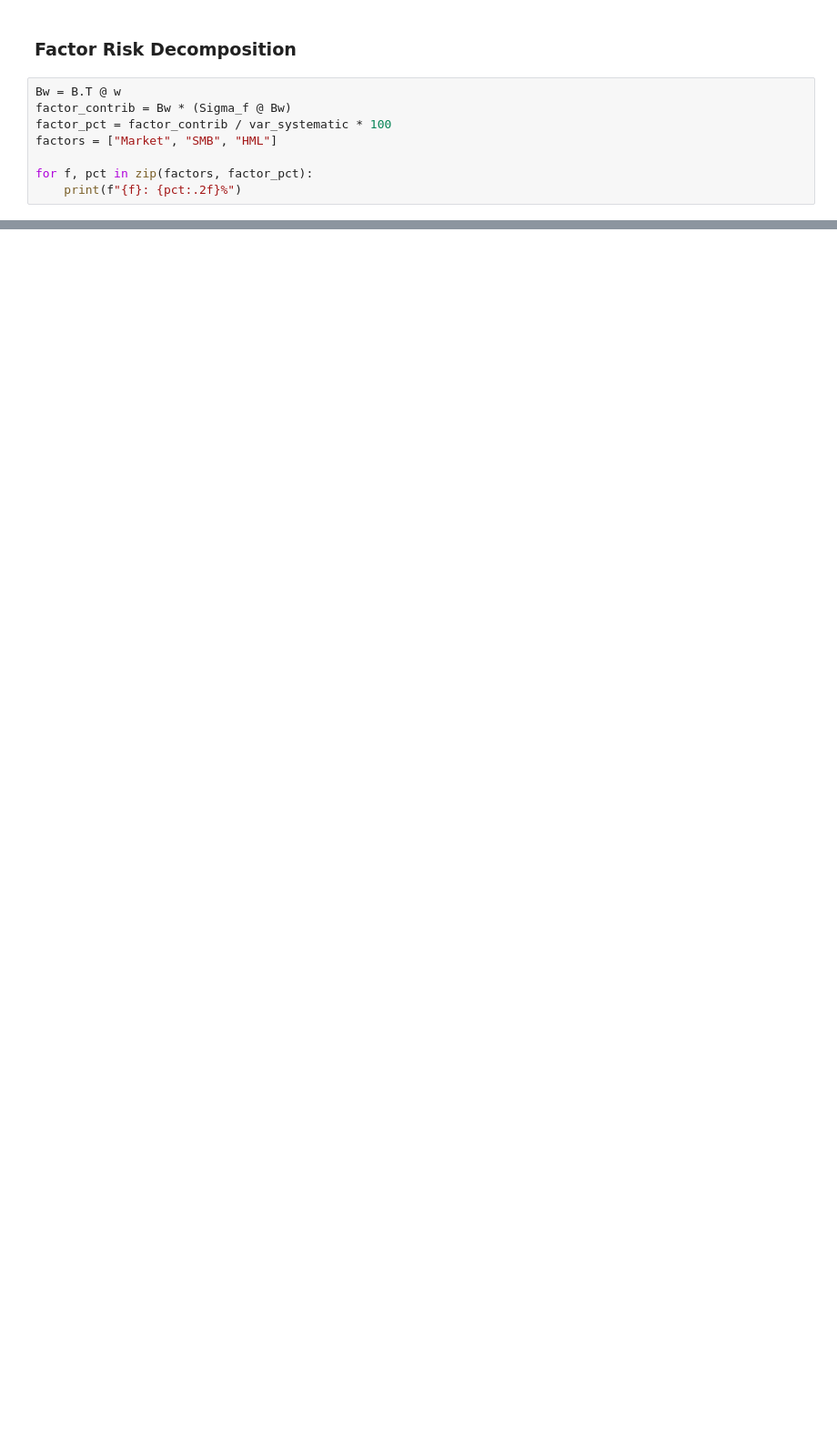
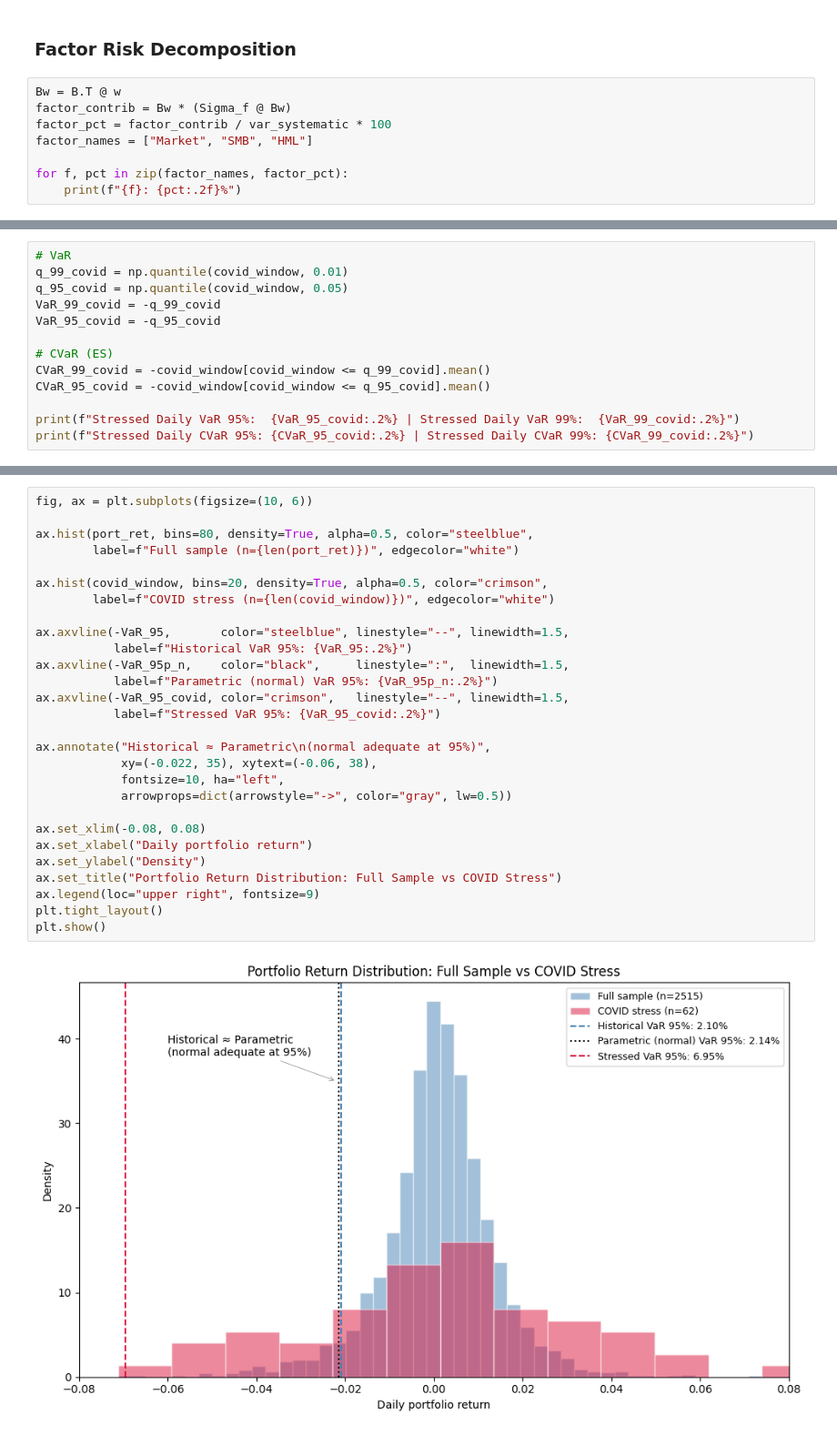
Before and after one commit to NicolasHY/Quant-Projects, a Jupyter notebook: Portfolio Risk Decomposition/main.ipynb, the cells around one changed output, grey strips where cells are left out. Shown at 91% size. Drawn from its saved outputs; the diff is of its cells as text; blank space fills up the shorter version.

```diff
--- a/Portfolio Risk Decomposition/main.ipynb
+++ b/Portfolio Risk Decomposition/main.ipynb
@@ -203,8 +218,8 @@ plt.show()
 Bw = B.T @ w
 factor_contrib = Bw * (Sigma_f @ Bw)
 factor_pct = factor_contrib / var_systematic * 100
-factors = ["Market", "SMB", "HML"]
+factor_names = ["Market", "SMB", "HML"]
 
-for f, pct in zip(factors, factor_pct):
+for f, pct in zip(factor_names, factor_pct):
     print(f"{f}: {pct:.2f}%")
 # %% [output]
@@ -233,0 +320,13 @@ fig.show()
+# %%
+# VaR
+q_99_covid = np.quantile(covid_window, 0.01)
+q_95_covid = np.quantile(covid_window, 0.05)
+VaR_99_covid = -q_99_covid
+VaR_95_covid = -q_95_covid
+
+# CVaR (ES)
+CVaR_99_covid = -covid_window[covid_window <= q_99_covid].mean()
+CVaR_95_covid = -covid_window[covid_window <= q_95_covid].mean()
+
+print(f"Stressed Daily VaR 95%:  {VaR_95_covid:.2%} | Stressed Daily VaR 99%:  {VaR_99_covid:.2%}")
+print(f"Stressed Daily CVaR 95%: {CVaR_95_covid:.2%} | Stressed Daily CVaR 99%: {CVaR_99_covid:.2%}")
@@ -233,0 +349,30 @@ fig.show()
+# %%
+fig, ax = plt.subplots(figsize=(10, 6))
+
+ax.hist(port_ret, bins=80, density=True, alpha=0.5, color="steelblue",
+        label=f"Full sample (n={len(port_ret)})", edgecolor="white")
+
+ax.hist(covid_window, bins=20, density=True, alpha=0.5, color="crimson",
+        label=f"COVID stress (n={len(covid_window)})", edgecolor="white")
+
+ax.axvline(-VaR_95,       color="steelblue", linestyle="--", linewidth=1.5,
+           label=f"Historical VaR 95%: {VaR_95:.2%}")
+ax.axvline(-VaR_95p_n,    color="black",     linestyle=":",  linewidth=1.5,
+           label=f"Parametric (normal) VaR 95%: {VaR_95p_n:.2%}")
+ax.axvline(-VaR_95_covid, color="crimson",   linestyle="--", linewidth=1.5,
+           label=f"Stressed VaR 95%: {VaR_95_covid:.2%}")
+
+ax.annotate("Historical ≈ Parametric\n(normal adequate at 95%)",
+            xy=(-0.022, 35), xytext=(-0.06, 38),
+            fontsize=10, ha="left",
+            arrowprops=dict(arrowstyle="->", color="gray", lw=0.5))
+
+ax.set_xlim(-0.08, 0.08)
+ax.set_xlabel("Daily portfolio return")
+ax.set_ylabel("Density")
+ax.set_title("Portfolio Return Distribution: Full Sample vs COVID Stress")
+ax.legend(loc="upper right", fontsize=9)
+plt.tight_layout()
+plt.show()
+# %% [output]
+[figure, added]
```
Also changed, not shown: parts of 19 cells of this notebook.
